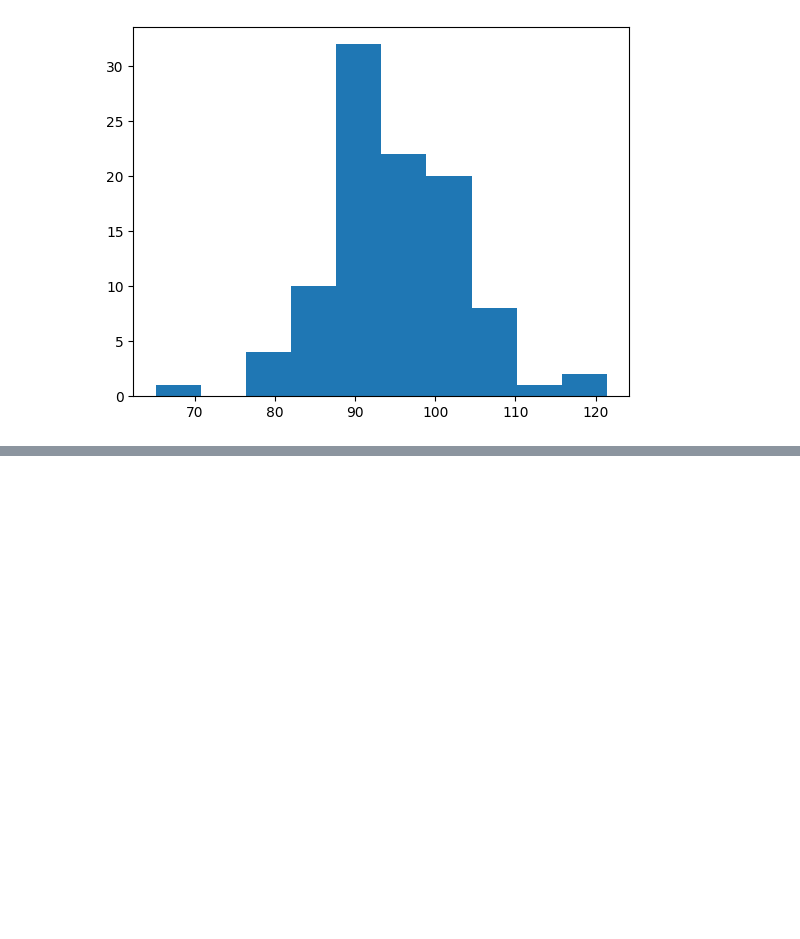
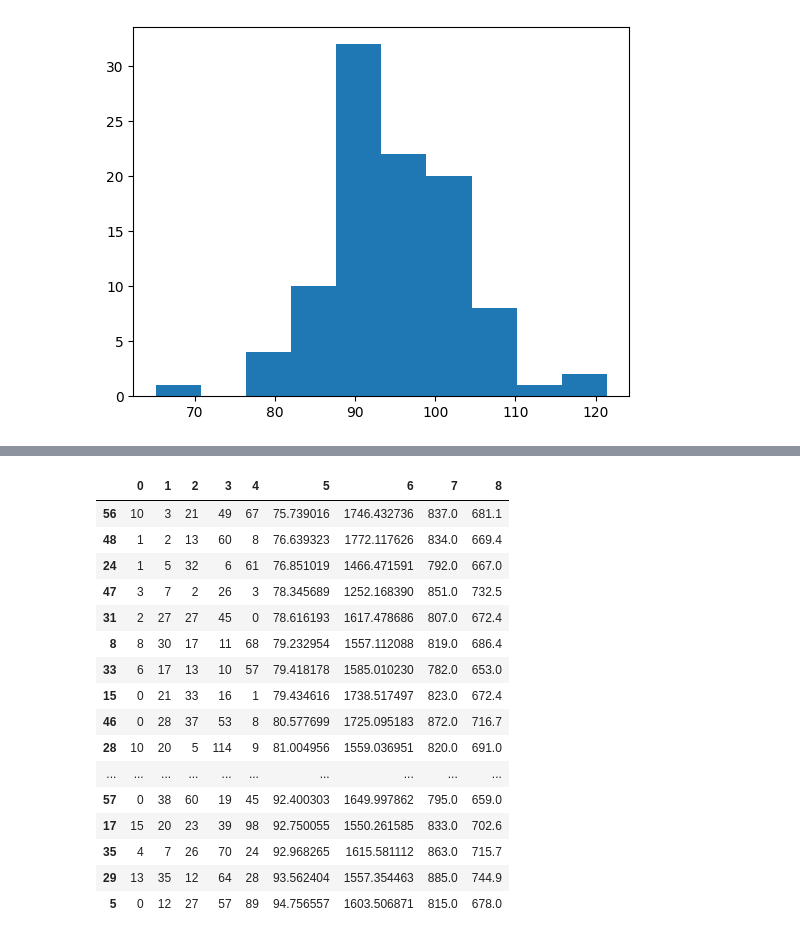
Before and after one commit to naumovvs/publictransportnet, a Jupyter notebook: test.ipynb, the cells around one changed output, grey strips where cells are left out. Saved outputs shown, nothing was run; the diff lists cells and outputs as text; code cells hidden in the pictures; blank space fills up the shorter version.

Commit message:
new experiment (60 schedules)

```diff
--- a/test.ipynb
+++ b/test.ipynb
@@ -28,0 +22,24 @@ needed(df[0])
+# %%
+df = pd.read_csv('verkhnodniprovsk_schedules.txt', delimiter='\t', header=None)
+# %%
+df = df.sort_values(by=[5])
+# %%
+df
+# %% [output]
+|  | 0 | 1 | 2 | 3 | 4 | 5 | 6 | 7 | 8 |
+| 56 | 10 | 3 | 21 | 49 | 67 | 75.739016 | 1746.432736 | 837.0 | 681.1 |
+| 48 | 1 | 2 | 13 | 60 | 8 | 76.639323 | 1772.117626 | 834.0 | 669.4 |
+| 24 | 1 | 5 | 32 | 6 | 61 | 76.851019 | 1466.471591 | 792.0 | 667.0 |
+| 47 | 3 | 7 | 2 | 26 | 3 | 78.345689 | 1252.168390 | 851.0 | 732.5 |
+| 31 | 2 | 27 | 27 | 45 | 0 | 78.616193 | 1617.478686 | 807.0 | 672.4 |
+| 8 | 8 | 30 | 17 | 11 | 68 | 79.232954 | 1557.112088 | 819.0 | 686.4 |
+| 33 | 6 | 17 | 13 | 10 | 57 | 79.418178 | 1585.010230 | 782.0 | 653.0 |
+| 15 | 0 | 21 | 33 | 16 | 1 | 79.434616 | 1738.517497 | 823.0 | 672.4 |
+| 46 | 0 | 28 | 37 | 53 | 8 | 80.577699 | 1725.095183 | 872.0 | 716.7 |
+| 28 | 10 | 20 | 5 | 114 | 9 | 81.004956 | 1559.036951 | 820.0 | 691.0 |
+| ... | ... | ... | ... | ... | ... | ... | ... | ... | ... |
+| 57 | 0 | 38 | 60 | 19 | 45 | 92.400303 | 1649.997862 | 795.0 | 659.0 |
+| 17 | 15 | 20 | 23 | 39 | 98 | 92.750055 | 1550.261585 | 833.0 | 702.6 |
+| 35 | 4 | 7 | 26 | 70 | 24 | 92.968265 | 1615.581112 | 863.0 | 715.7 |
+| 29 | 13 | 35 | 12 | 64 | 28 | 93.562404 | 1557.354463 | 885.0 | 744.9 |
+| 5 | 0 | 12 | 27 | 57 | 89 | 94.756557 | 1603.506871 | 815.0 | 678.0 |
```
Also changed, not shown: parts of 8 cells of this notebook, 33 other files.
